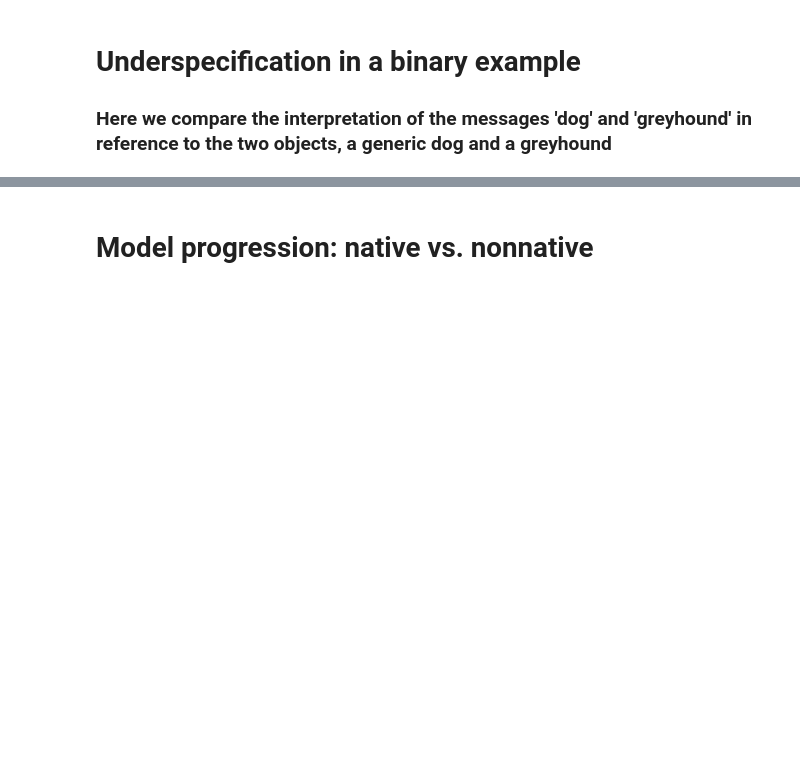
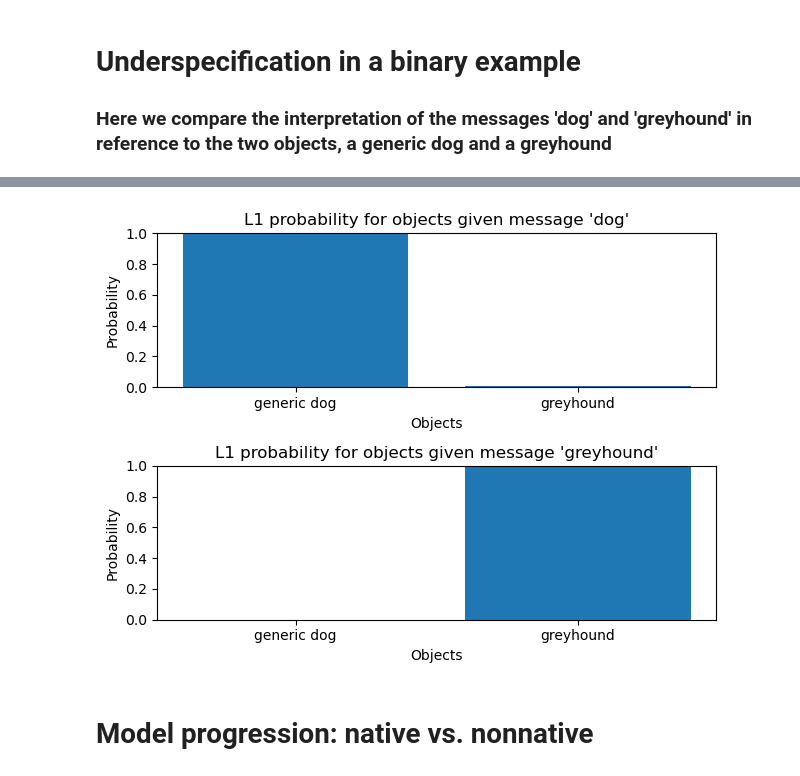
Before and after one commit to tyle00001/RSA-for-nonnative-speakers, a Jupyter notebook: RSA_Nonnative_Model.ipynb, the cells around one changed output, grey strips where cells are left out. Drawn from its saved outputs; the diff is of its cells as text; code cells hidden in the pictures; blank space fills up the shorter version.

```diff
--- a/RSA_Nonnative_Model.ipynb
+++ b/RSA_Nonnative_Model.ipynb
@@ -262,3 +293,7 @@ plt.show()
+# %%
+RSAModelEx.plot('generic_greyhound_l1.png')
+# %% [output]
+[figure, added]
 # %% [markdown]
 # Model progression: native vs. nonnative
 # %%
```
Also changed, not shown: parts of 5 cells of this notebook, 5 other files.
